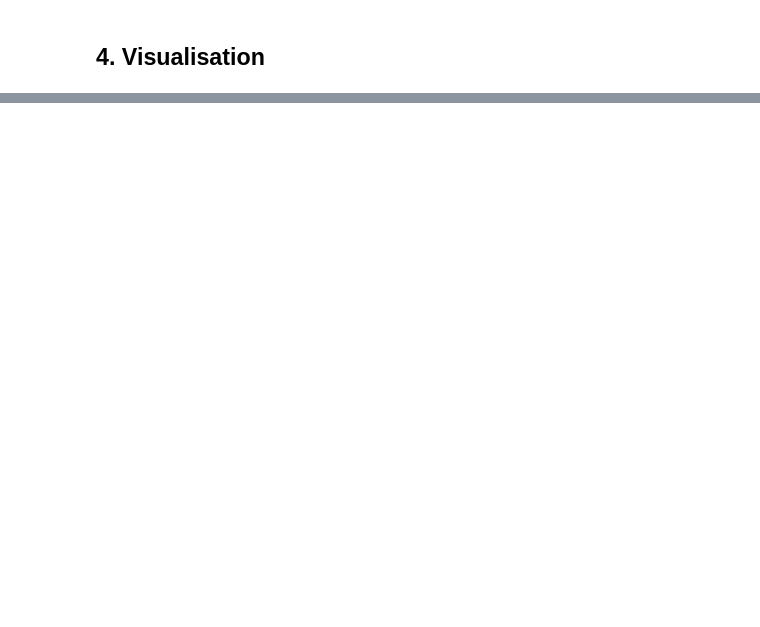
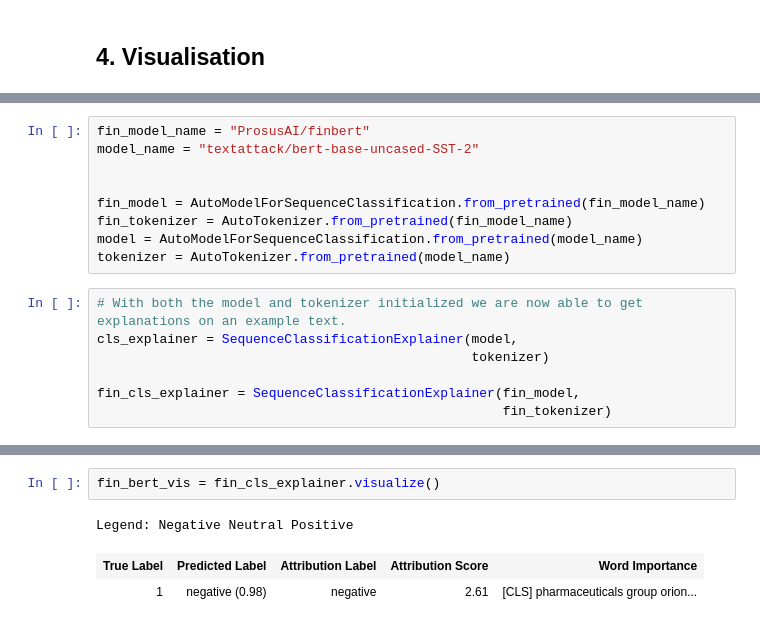
Before and after one commit to DragosGorduza/OxfordManInstituteNLPConference, a Jupyter notebook: workshop_main.ipynb, the cells around one changed output, grey strips where cells are left out. Drawn from its saved outputs; the diff is of its cells as text; blank space fills up the shorter version.

Commit message:
bert visualisation

```diff
--- a/workshop_main.ipynb
+++ b/workshop_main.ipynb
@@ -129,0 +125,16 @@ The list of found negative words: ['infringement', 'against', 'good (with negati
+# %%
+fin_model_name = "ProsusAI/finbert"
+model_name = "textattack/bert-base-uncased-SST-2"
+
+
+fin_model = AutoModelForSequenceClassification.from_pretrained(fin_model_name)
+fin_tokenizer = AutoTokenizer.from_pretrained(fin_model_name)
+model = AutoModelForSequenceClassification.from_pretrained(model_name)
+tokenizer = AutoTokenizer.from_pretrained(model_name)
+# %%
+# With both the model and tokenizer initialized we are now able to get explanations on an example text.
+cls_explainer = SequenceClassificationExplainer(model,
+                                                tokenizer)
+
+fin_cls_explainer = SequenceClassificationExplainer(fin_model,
+                                                    fin_tokenizer)
@@ -129,0 +154,6 @@ The list of found negative words: ['infringement', 'against', 'good (with negati
+# %%
+fin_bert_vis = fin_cls_explainer.visualize()
+# %% [output]
+Legend: Negative Neutral Positive
+| True Label | Predicted Label | Attribution Label | Attribution Score | Word Importance |
+| 1 | negative (0.98) | negative | 2.61 | [CLS] pharmaceuticals group orion... |
```
Also changed, not shown: parts of 16 cells of this notebook.
